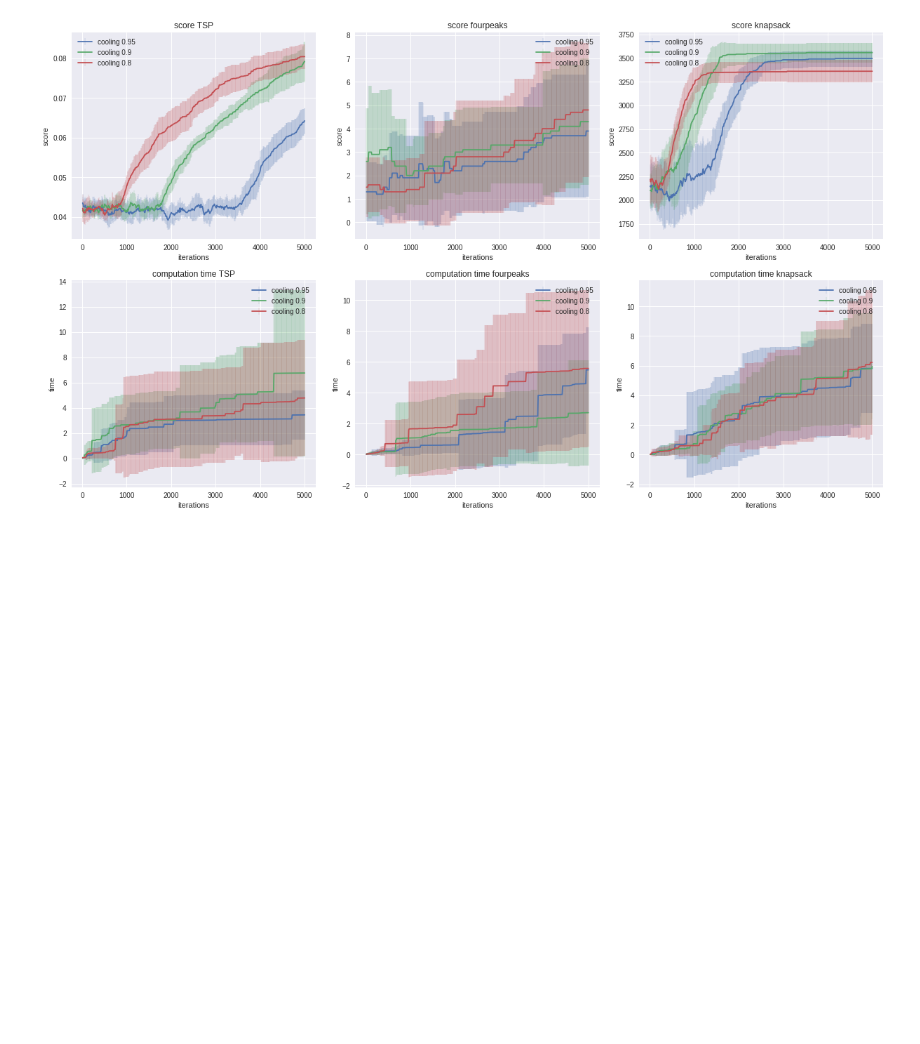
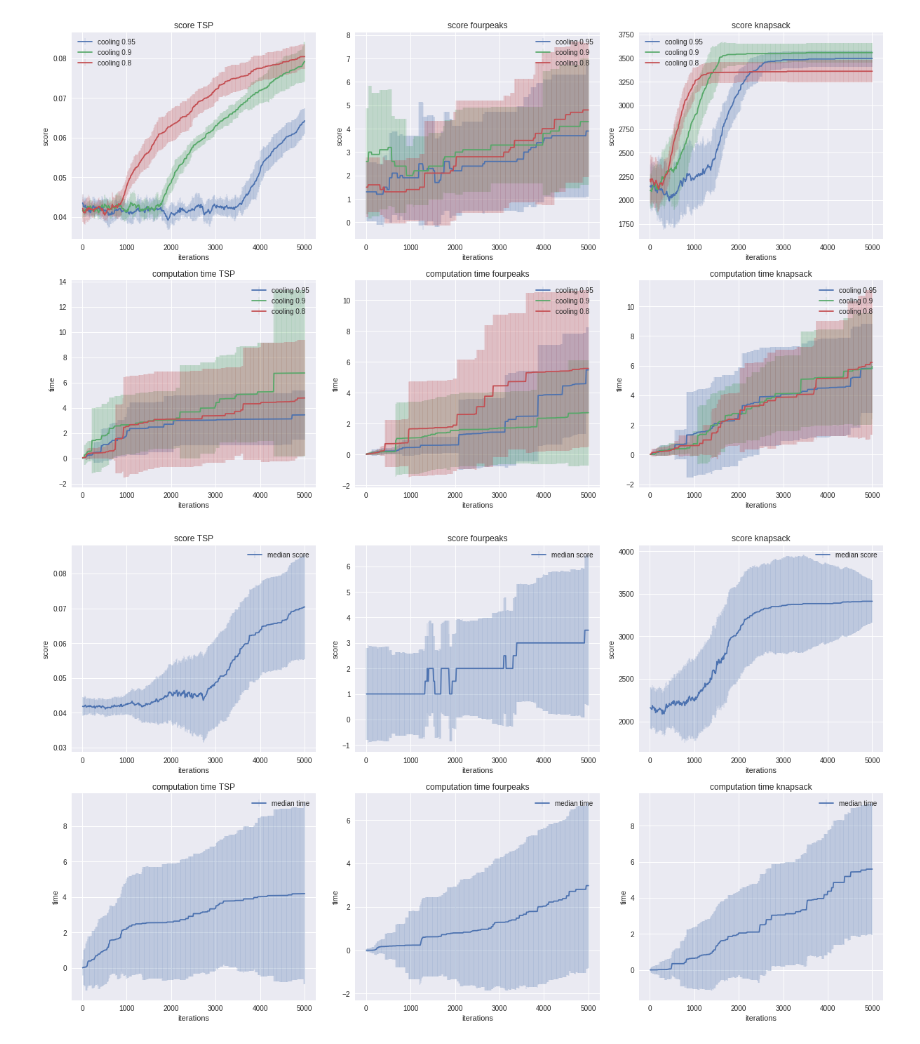
Before and after one commit to thib-s/ML_homework_random, a Jupyter notebook: plotter/analytics.ipynb, the cells around one changed output. Drawn from its saved outputs; the diff is of its cells as text; code cells hidden in the pictures; blank space fills up the shorter version.

```diff
--- a/plotter/analytics.ipynb
+++ b/plotter/analytics.ipynb
@@ -22,5 +25,10 @@ fourpeaks_SA = pd.read_csv('OptimizationResults/04-03-2018_FourPeaksSA_cooling.c
 knapsack_SA = pd.read_csv('OptimizationResults/04-03-2018_KnapsackSA_IT.csv', sep=';')
 tsp_SA = pd.read_csv('OptimizationResults/04-03-2018_TSPSA.csv', sep=',')
 all_sas = [tsp_SA, fourpeaks_SA, knapsack_SA]
+# %%
+fourpeaks_RHC = pd.read_csv('OptimizationResults/04-03-2018_FourPeaksRHC.csv', sep=';')
+knapsack_RHC = pd.read_csv('OptimizationResults/04-03-2018_KnapsackRHC.csv', sep=';')
+tsp_RHC = pd.read_csv('OptimizationResults/04-03-2018_tspRHC.csv', sep=',')
+all_rhcs = [tsp_RHC, fourpeaks_RHC, knapsack_RHC]
 # %%
 maxiter = 5000
@@ -126,3 +170,29 @@ pylab.savefig('plotter/figs/sa_cooling.png')
 pylab.show()
 # %% [output]
 [figure]
+# %%
+fig, ax = plt.subplots(2, 3)
+fig.set_size_inches(10, fig.get_figheight(), forward=True)
+fig.set_size_inches(17, fig.get_figwidth(), forward=True)
+for rhc_id in range(len(all_rhcs)):
+    rhc_filtered = all_sas[rhc_id].groupby('iter').agg({'value': ['std', 'median'], 'time': ['std', 'median']})
+
+    ax[0, rhc_id].errorbar(
+        rhc_filtered.index.get_level_values('iter'),
+        # np.convolve(ga_filtered[i]['value']['mean'], np.ones((10,))/10, mode='same'),
+        rhc_filtered['value']['median'],
+        rhc_filtered['value']['std'], elinewidth=0.2, label="median score")
+    ax[1, rhc_id].errorbar(rhc_filtered.index.get_level_values('iter'), rhc_filtered['time']['median'],
+                           rhc_filtered['time']['std'], elinewidth=0.2, label="median time")
+
+    ax[0, rhc_id].set(xlabel='iterations', ylabel='score',
+                      title='score '+all_names[rhc_id])
+    ax[1, rhc_id].set(xlabel='iterations', ylabel='time',
+                      title='computation time '+all_names[rhc_id])
+    ax[0, rhc_id].legend()
+    ax[1, rhc_id].legend()
+pylab.tight_layout()
+pylab.savefig('plotter/figs/RHC.png')
+pylab.show()
+# %% [output]
+[figure, added]
```
Also changed, not shown: parts of 4 cells of this notebook, 4 other files.
